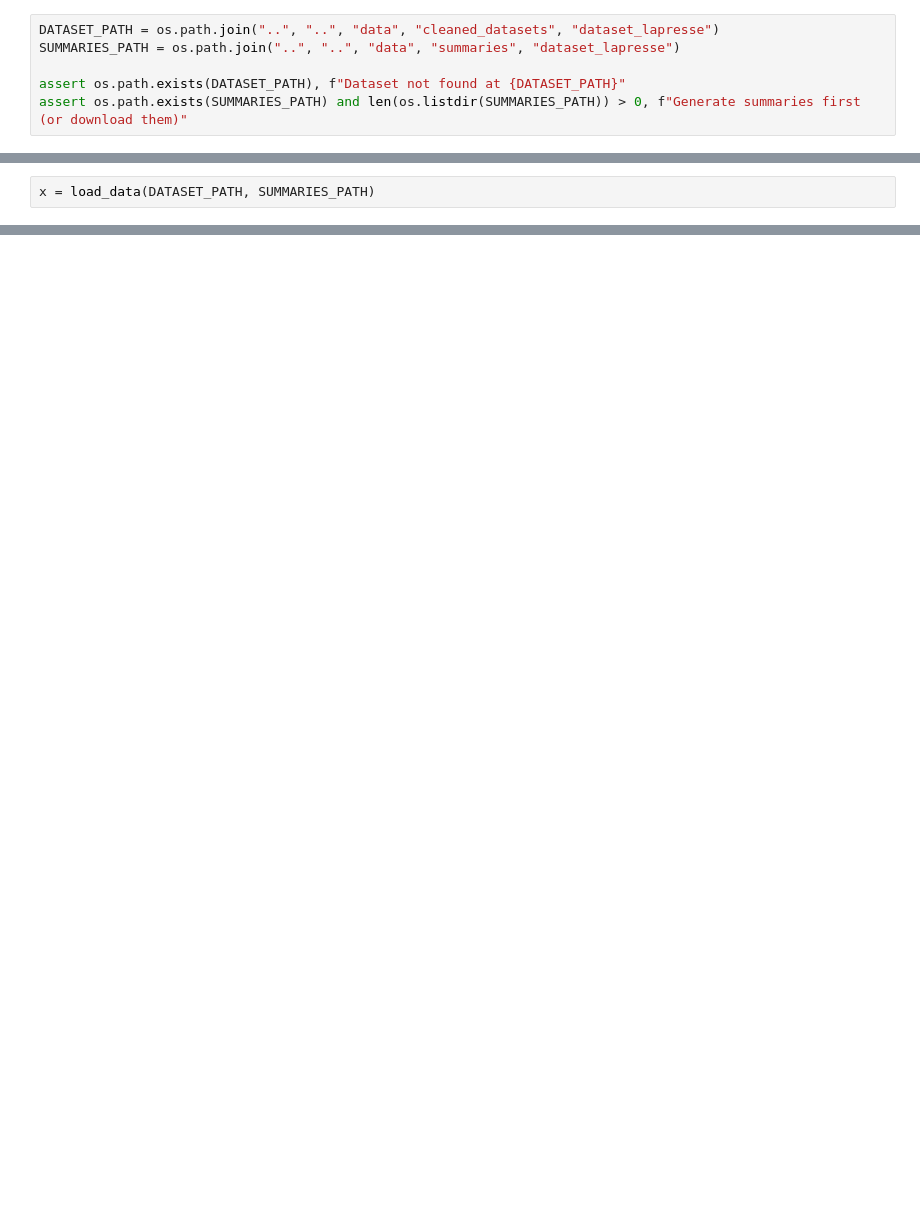
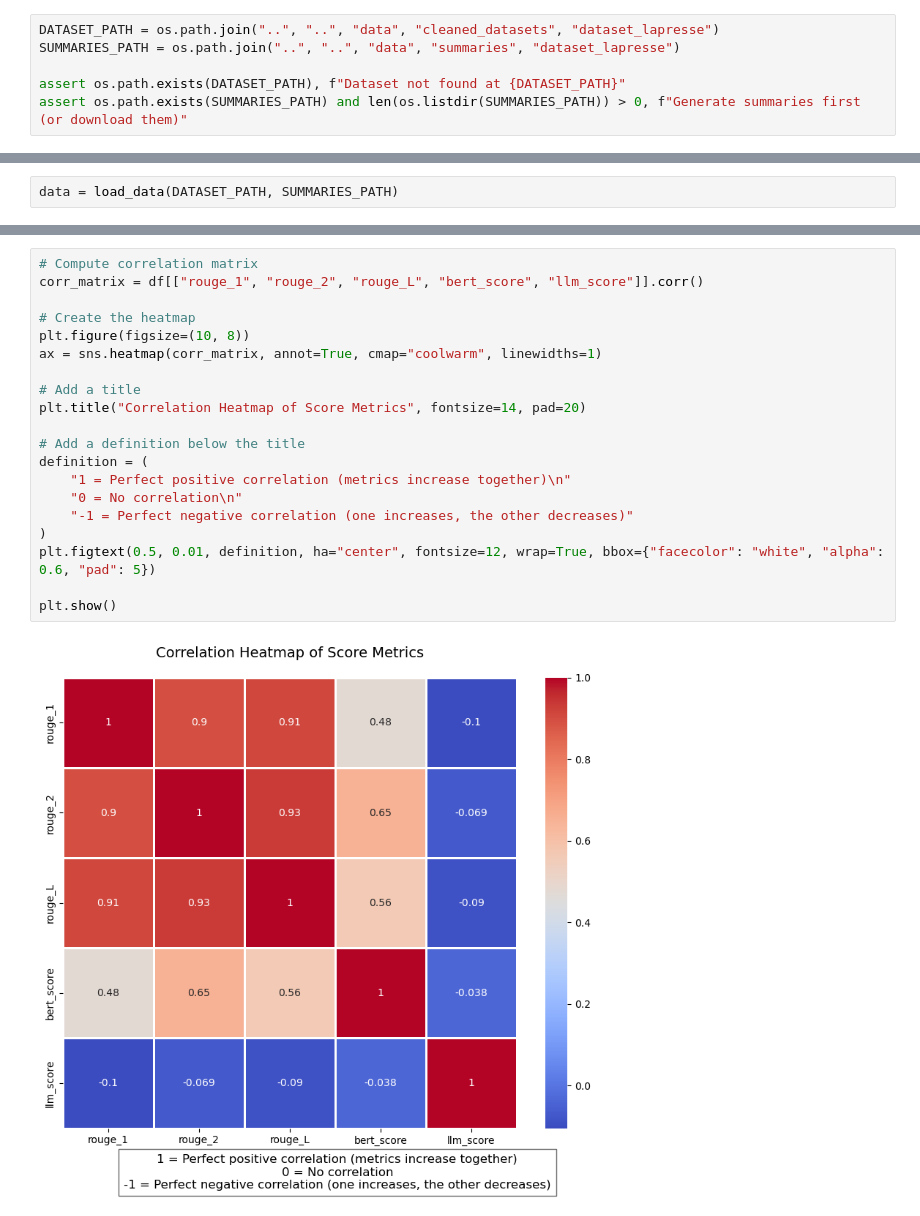
Before and after one commit to Bossbap/SML-for-summarization_project, a Jupyter notebook: code/data_process/process_dataset.ipynb, the cells around one changed output, grey strips where cells are left out. Saved outputs shown, nothing was run; the diff lists cells and outputs as text; blank space fills up the shorter version.

Commit message:
update: data preprocessing

```diff
--- a/code/data_process/process_dataset.ipynb
+++ b/code/data_process/process_dataset.ipynb
@@ -16,3 +63,3 @@ assert os.path.exists(SUMMARIES_PATH) and len(os.listdir(SUMMARIES_PATH)) > 0, f
 # %%
-x = load_data(DATASET_PATH, SUMMARIES_PATH)
+data = load_data(DATASET_PATH, SUMMARIES_PATH)
 # %%
@@ -115,0 +205,22 @@ NameError: name 'DATASET_PATH' is not defined
+# %%
+# Compute correlation matrix
+corr_matrix = df[["rouge_1", "rouge_2", "rouge_L", "bert_score", "llm_score"]].corr()
+
+# Create the heatmap
+plt.figure(figsize=(10, 8))
+ax = sns.heatmap(corr_matrix, annot=True, cmap="coolwarm", linewidths=1)
+
+# Add a title
+plt.title("Correlation Heatmap of Score Metrics", fontsize=14, pad=20)
+
+# Add a definition below the title
+definition = (
+    "1 = Perfect positive correlation (metrics increase together)\n"
+    "0 = No correlation\n"
+    "-1 = Perfect negative correlation (one increases, the other decreases)"
+)
+plt.figtext(0.5, 0.01, definition, ha="center", fontsize=12, wrap=True, bbox={"facecolor": "white", "alpha": 0.6, "pad": 5})
+
+plt.show()
+# %% [output]
+[figure, added]
```
Also changed, not shown: parts of 10 cells of this notebook, 6 other files.
